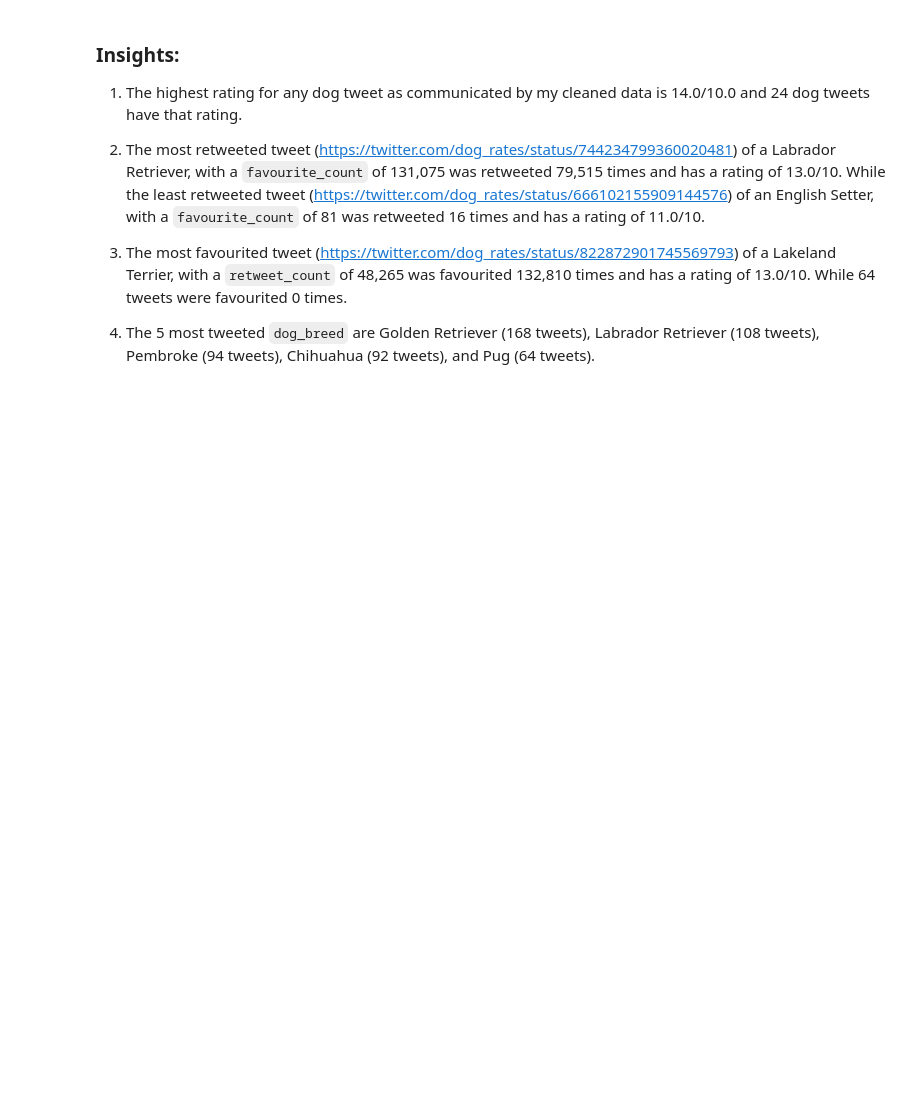
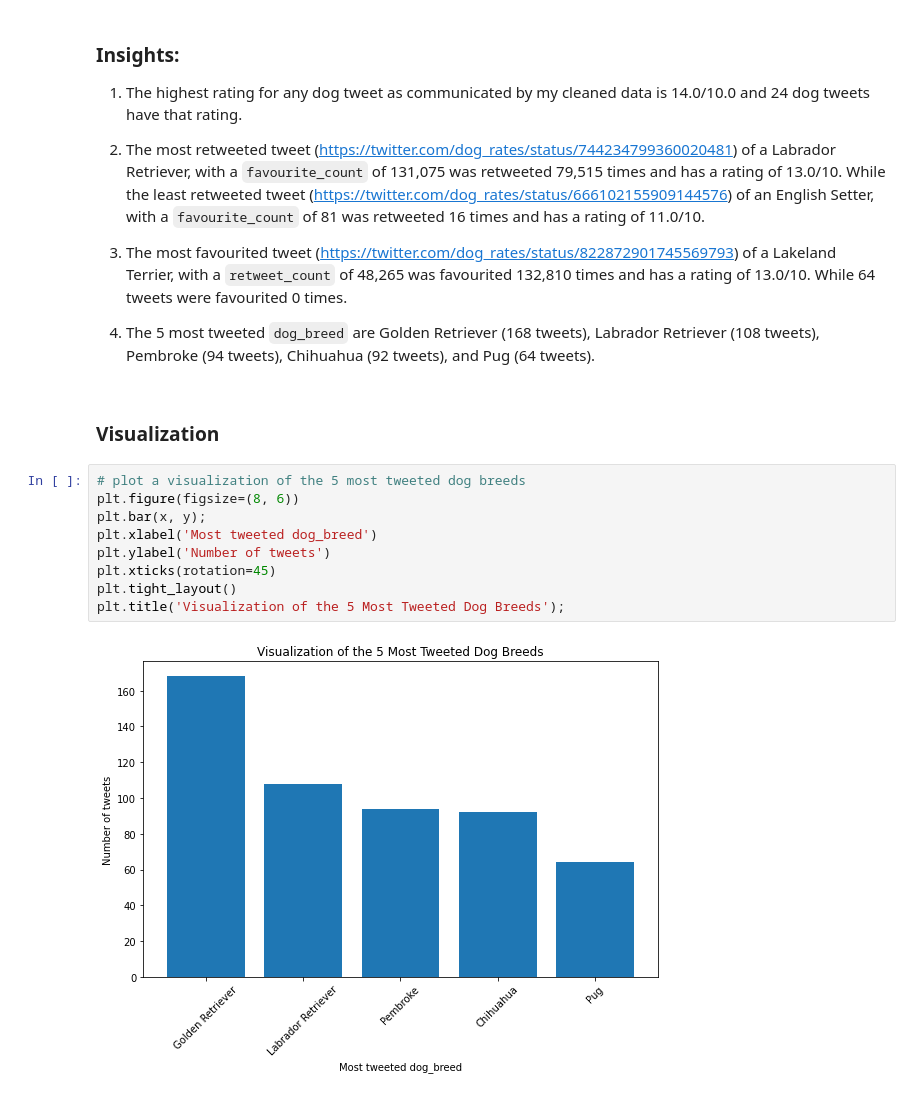
Before and after one commit to ArthurEzenwanne/wrangle-dataset-project, a Jupyter notebook: wrangle_report.ipynb, the cells around one changed output. Cells and saved outputs as stored; diff of their text form; blank space fills up the shorter version.

Commit message:
feat: Create visualizations to support the insights

```diff
--- a/wrangle_report.ipynb
+++ b/wrangle_report.ipynb
@@ -1063,3 +1063,16 @@ Name: dog_breed, dtype: int64
 3. The most favourited tweet (https://twitter.com/dog_rates/status/822872901745569793) of a Lakeland Terrier, with a `retweet_count` of 48,265 was favourited 132,810 times and has a rating of 13.0/10. While 64 tweets were favourited 0 times.
 
 4. The 5 most tweeted `dog_breed` are Golden Retriever (168 tweets), Labrador Retriever (108 tweets), Pembroke (94 tweets), Chihuahua (92 tweets), and Pug (64 tweets).
+# %% [markdown]
+### Visualization
+# %%
+# plot a visualization of the 5 most tweeted dog breeds
+plt.figure(figsize=(8, 6))
+plt.bar(x, y);
+plt.xlabel('Most tweeted dog_breed')
+plt.ylabel('Number of tweets')
+plt.xticks(rotation=45)
+plt.tight_layout()
+plt.title('Visualization of the 5 Most Tweeted Dog Breeds');
+# %% [output]
+[figure, added]
```
Also changed, not shown: parts of 3 cells of this notebook.
